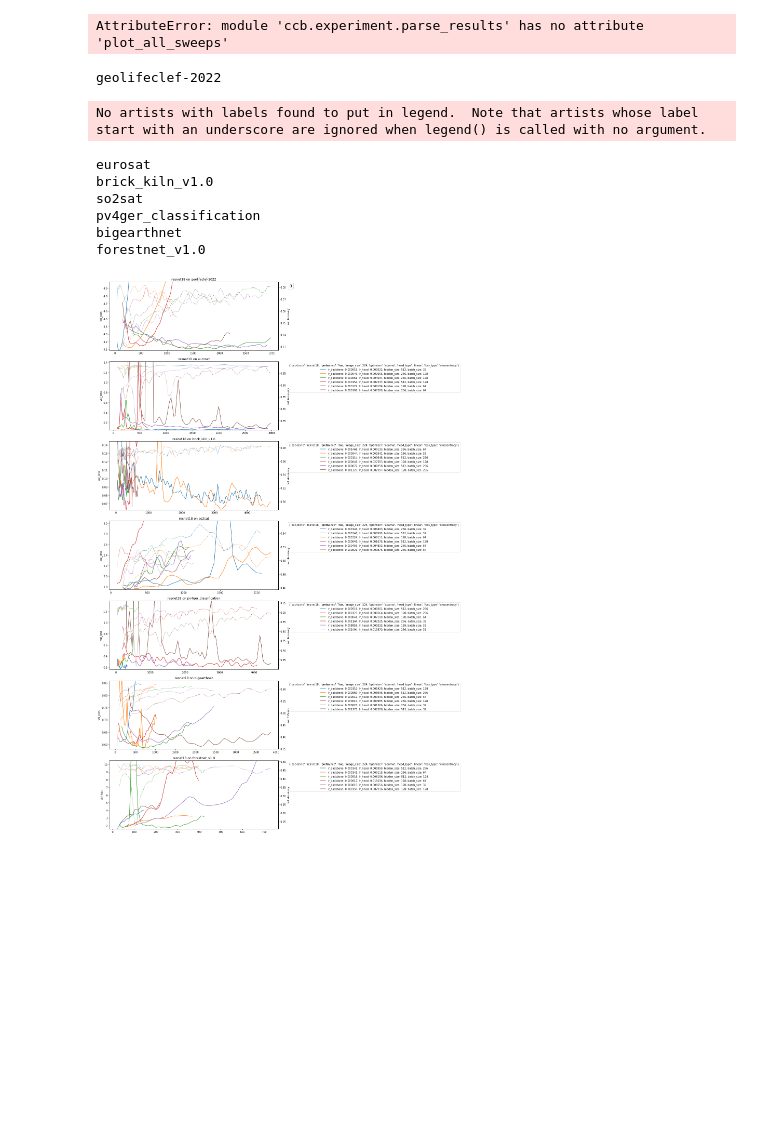
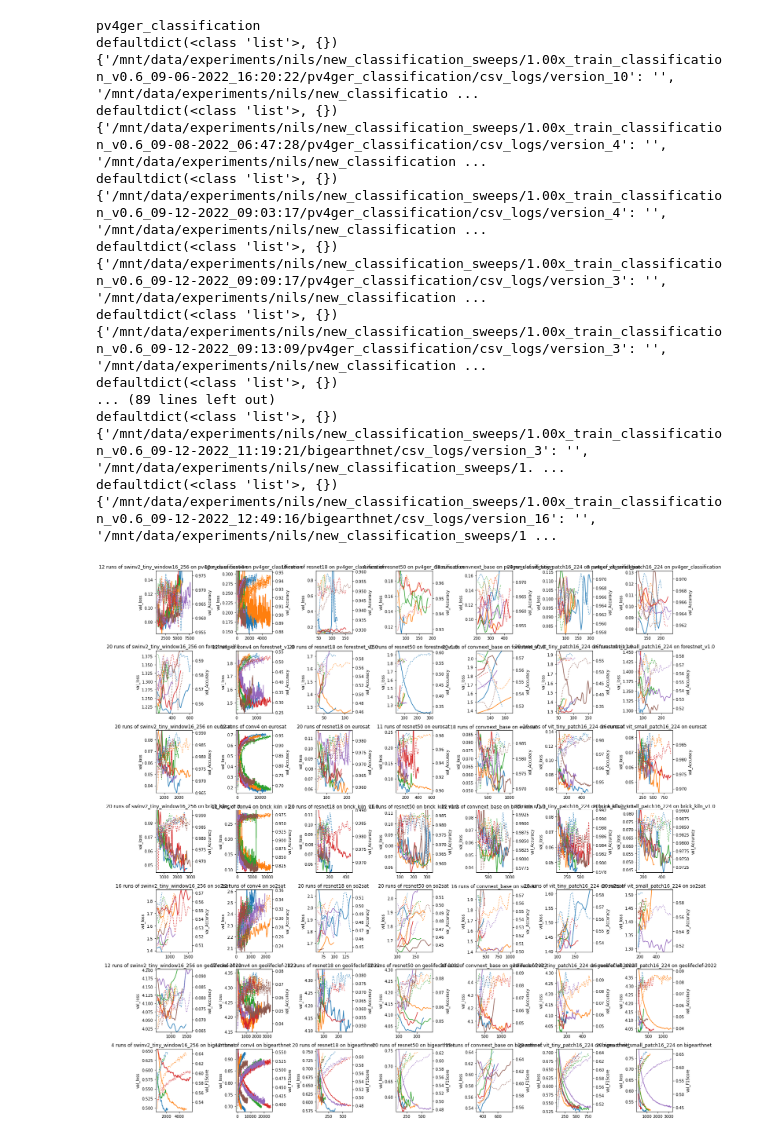
Before and after one commit to ServiceNow/geo-bench, a Jupyter notebook: ccb/experiment/analyze_sweeps.ipynb, the cells around one changed output. Drawn from its saved outputs; the diff is of its cells as text; code cells hidden in the pictures; blank space fills up the shorter version.

```diff
--- a/ccb/experiment/analyze_sweeps.ipynb
+++ b/ccb/experiment/analyze_sweeps.ipynb
@@ -9,28 +16,29 @@ from ccb.experiment import parse_results
 # %%
-sweep_results_path = "/mnt/data/experiments/nils/classification_results/sweep_results_2022-07-20_11-24-05.csv"
+# sweep_results_path = "/mnt/data/experiments/nils/classification_results/sweep_results_2022-07-20_11-24-05.csv"
+sweep_results_path = "/mnt/data/experiments/nils/new_classification_results/sweep_results_2022-09-13_13-11-39.csv"
+
 df = pd.read_csv(sweep_results_path)
-plt.rcParams['figure.figsize'] = [40, 40]
 
-df_1x = df[(df["partition_name"] == "1.00x_train")]
-parse_results.plot_all_models_datasets(df_1x)
-plt.tight_layout()
+df_1x = df[(df["partition_name"] == "1.00x_train") | (df["partition_name"] == "default")]
-# %% [output]
-AttributeError: module 'ccb.experiment.parse_results' has no attribute 'plot_all_sweeps'
-# %%
-sweep_results_path = "/mnt/data/experiments/nils/classification_results/sweep_results_2022-07-20_11-24-05.csv"
-df = pd.read_csv(sweep_results_path)
-plt.rcParams['figure.figsize'] = [20, 30]
-
-df_1x = df[(df["partition_name"] == "1.00x_train")]
-parse_results.plot_all_datasets(df_1x, model="resnet18")
-plt.tight_layout()
-# %% [output]
-geolifeclef-2022
-No artists with labels found to put in legend.  Note that artists whose label start with an underscore are ignored when legend() is called with no argument.
-eurosat
-brick_kiln_v1.0
-so2sat
-pv4ger_classification
-bigearthnet
-forestnet_v1.0
-[figure, removed]
+# %%
+parse_results.plot_all_models_datasets(df_1x, plot_fn=parse_results.make_plot_sweep(filt_size=20, top_k=6, legend=False), fig_size=(40,40))
+plt.tight_layout()
+# %% [output]
+pv4ger_classification
+defaultdict(<class 'list'>, {})
+{'/mnt/data/experiments/nils/new_classification_sweeps/1.00x_train_classification_v0.6_09-06-2022_16:20:22/pv4ger_classification/csv_logs/version_10': '', '/mnt/data/experiments/nils/new_classificatio ...
+defaultdict(<class 'list'>, {})
+{'/mnt/data/experiments/nils/new_classification_sweeps/1.00x_train_classification_v0.6_09-08-2022_06:47:28/pv4ger_classification/csv_logs/version_4': '', '/mnt/data/experiments/nils/new_classification ...
+defaultdict(<class 'list'>, {})
+{'/mnt/data/experiments/nils/new_classification_sweeps/1.00x_train_classification_v0.6_09-12-2022_09:03:17/pv4ger_classification/csv_logs/version_4': '', '/mnt/data/experiments/nils/new_classification ...
+defaultdict(<class 'list'>, {})
+{'/mnt/data/experiments/nils/new_classification_sweeps/1.00x_train_classification_v0.6_09-12-2022_09:09:17/pv4ger_classification/csv_logs/version_3': '', '/mnt/data/experiments/nils/new_classification ...
+defaultdict(<class 'list'>, {})
+{'/mnt/data/experiments/nils/new_classification_sweeps/1.00x_train_classification_v0.6_09-12-2022_09:13:09/pv4ger_classification/csv_logs/version_3': '', '/mnt/data/experiments/nils/new_classification ...
+defaultdict(<class 'list'>, {})
+... (89 lines left out)
+defaultdict(<class 'list'>, {})
+{'/mnt/data/experiments/nils/new_classification_sweeps/1.00x_train_classification_v0.6_09-12-2022_11:19:21/bigearthnet/csv_logs/version_3': '', '/mnt/data/experiments/nils/new_classification_sweeps/1. ...
+defaultdict(<class 'list'>, {})
+{'/mnt/data/experiments/nils/new_classification_sweeps/1.00x_train_classification_v0.6_09-12-2022_12:49:16/bigearthnet/csv_logs/version_16': '', '/mnt/data/experiments/nils/new_classification_sweeps/1 ...
+[figure, added]
```
Also changed, not shown: parts of 4 cells of this notebook, 4 other files.
